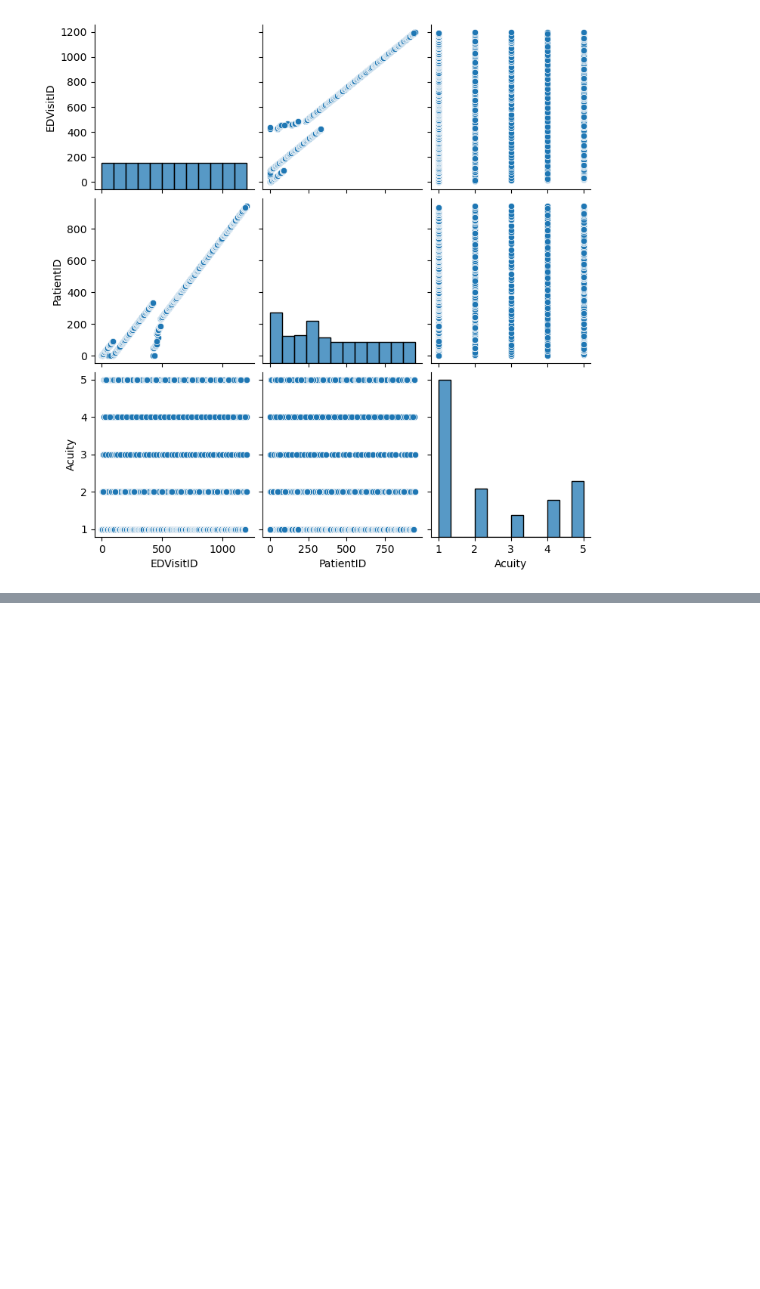
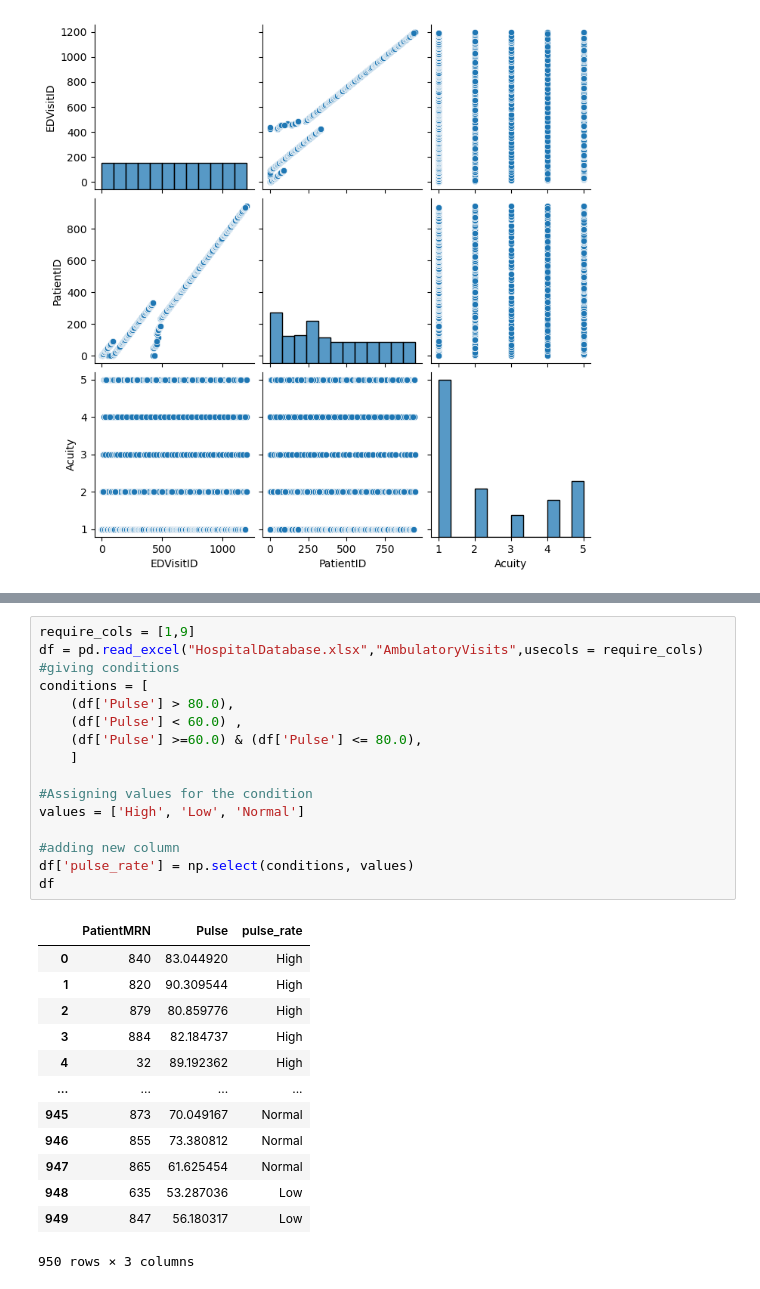
Before and after one commit to fathimadev35/PythonCoders, a Jupyter notebook: PythonCoders-EDA-Notebook.ipynb, the cells around one changed output, grey strips where cells are left out. Cells and saved outputs as stored; diff of their text form; blank space fills up the shorter version.

```diff
--- a/PythonCoders-EDA-Notebook.ipynb
+++ b/PythonCoders-EDA-Notebook.ipynb
@@ -398,0 +414,30 @@ plt.show()
+# %%
+require_cols = [1,9]
+df = pd.read_excel("HospitalDatabase.xlsx","AmbulatoryVisits",usecols = require_cols)
+#giving conditions
+conditions = [
+    (df['Pulse'] > 80.0),
+    (df['Pulse'] < 60.0) ,
+    (df['Pulse'] >=60.0) & (df['Pulse'] <= 80.0),
+    ]
+
+#Assigning values for the condition
+values = ['High', 'Low', 'Normal']
+
+#adding new column
+df['pulse_rate'] = np.select(conditions, values)
+df
+# %% [output]
+|  | PatientMRN | Pulse | pulse_rate |
+| 0 | 840 | 83.044920 | High |
+| 1 | 820 | 90.309544 | High |
+| 2 | 879 | 80.859776 | High |
+| 3 | 884 | 82.184737 | High |
+| 4 | 32 | 89.192362 | High |
+| ... | ... | ... | ... |
+| 945 | 873 | 70.049167 | Normal |
+| 946 | 855 | 73.380812 | Normal |
+| 947 | 865 | 61.625454 | Normal |
+| 948 | 635 | 53.287036 | Low |
+| 949 | 847 | 56.180317 | Low |
+950 rows × 3 columns
```
Also changed, not shown: parts of 7 cells of this notebook.
